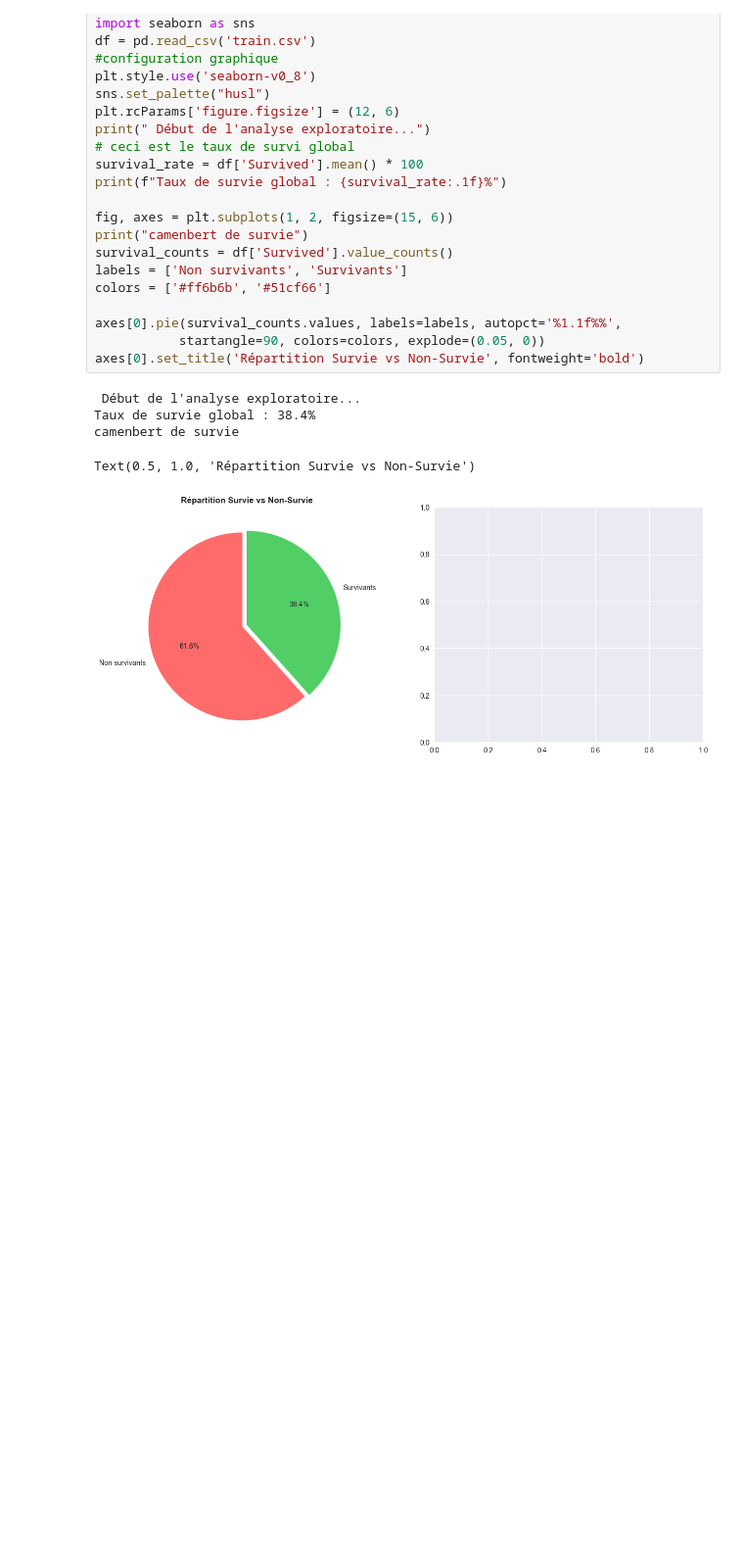
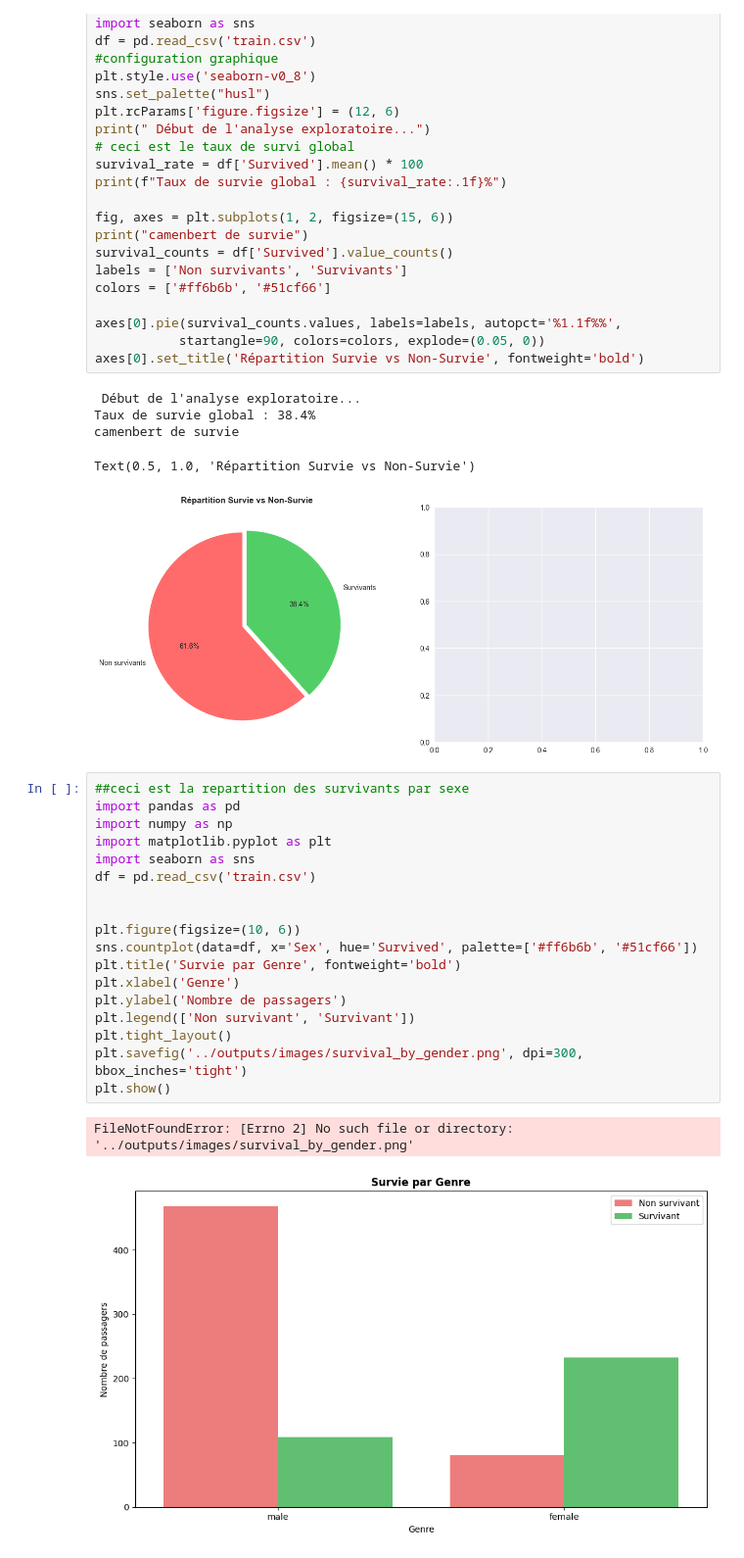
Before and after one commit to ckamhouakomguem/titanic-analysis, a Jupyter notebook: 01_eda_titanic.ipynb, the cells around one changed output. Shown at 98% size. Cells and saved outputs as stored; diff of their text form; blank space fills up the shorter version.

Commit message:
feat: complete class analysis with visualizations

```diff
--- a/01_eda_titanic.ipynb
+++ b/01_eda_titanic.ipynb
@@ -107,3 +107,24 @@ Taux de survie global : 38.4%
 camenbert de survie
 Text(0.5, 1.0, 'Répartition Survie vs Non-Survie')
 [figure]
+# %%
+##ceci est la repartition des survivants par sexe
+import pandas as pd
+import numpy as np
+import matplotlib.pyplot as plt
+import seaborn as sns
+df = pd.read_csv('train.csv')
+
+
+plt.figure(figsize=(10, 6))
+sns.countplot(data=df, x='Sex', hue='Survived', palette=['#ff6b6b', '#51cf66'])
+plt.title('Survie par Genre', fontweight='bold')
+plt.xlabel('Genre')
+plt.ylabel('Nombre de passagers')
+plt.legend(['Non survivant', 'Survivant'])
+plt.tight_layout()
+plt.savefig('../outputs/images/survival_by_gender.png', dpi=300, bbox_inches='tight')
+plt.show()
+# %% [output]
+FileNotFoundError: [Errno 2] No such file or directory: '../outputs/images/survival_by_gender.png'
+[figure, added]
```
Also changed, not shown: parts of 2 cells of this notebook.
